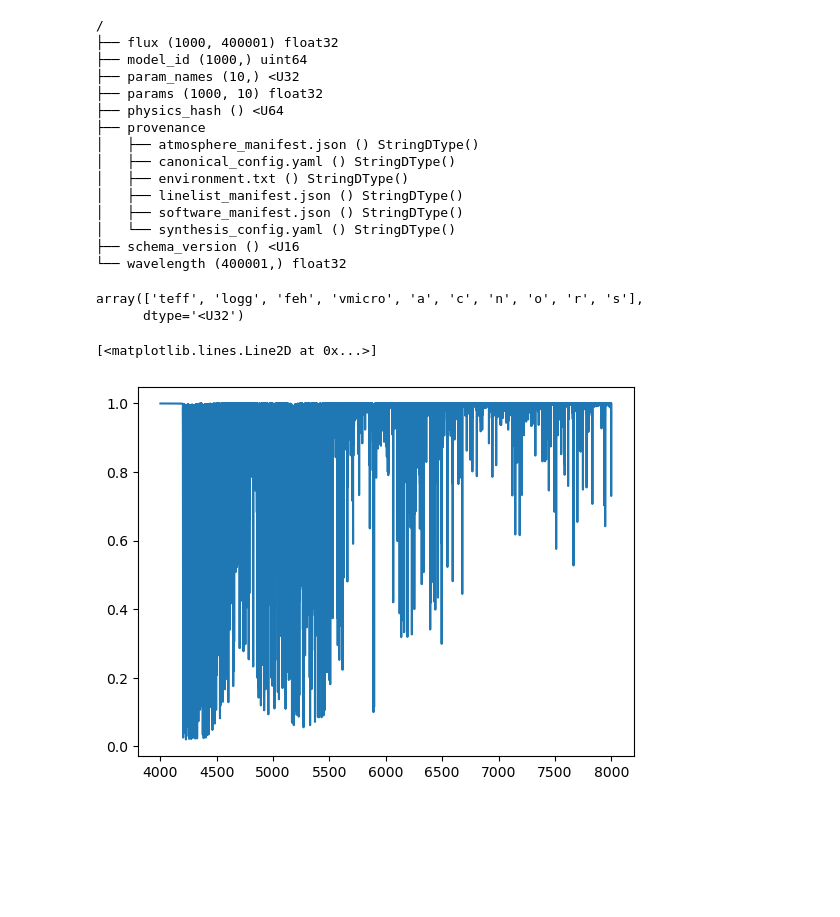
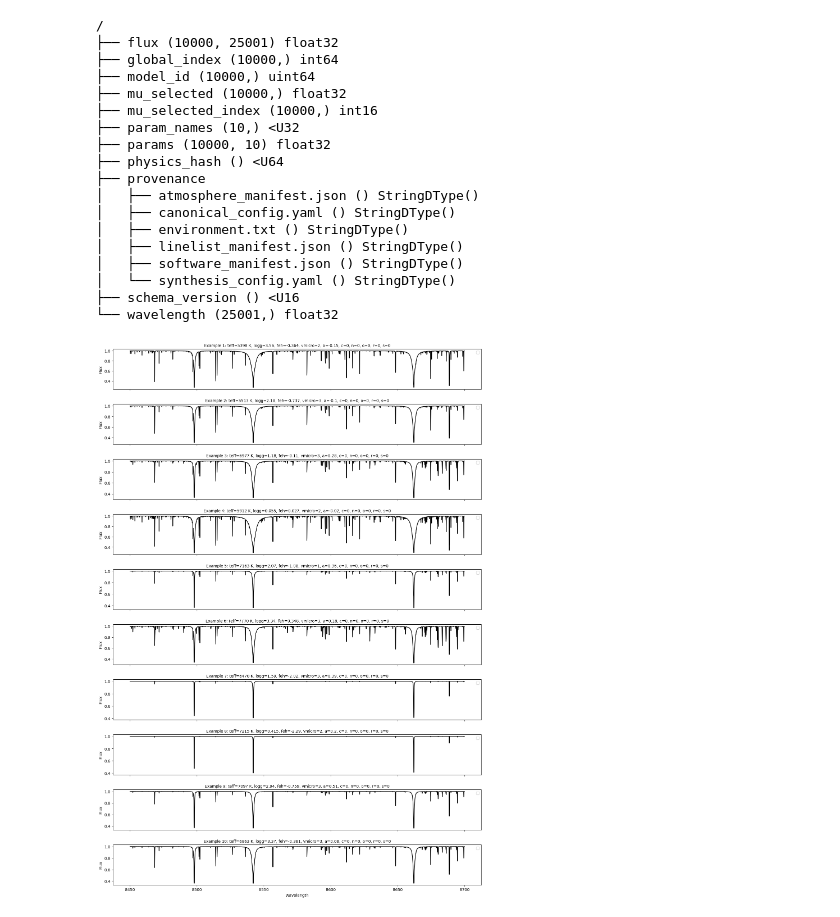
Before and after one commit to maja-jablonska/Turbospectrum_NLTE, a Jupyter notebook: big_grid.ipynb, the cells around one changed output. Saved outputs shown, nothing was run; the diff lists cells and outputs as text; code cells hidden in the pictures; blank space fills up the shorter version.

```diff
--- a/big_grid.ipynb
+++ b/big_grid.ipynb
@@ -2,15 +2,18 @@
 import zarr
 import matplotlib.pyplot as plt
 # %%
-spec = zarr.open_group('/home/100/mj8805/scr_mk27/Turbospectrum_NLTE/outputs/zarr/synthesized_spectra.zarr')
+spec = zarr.open_group('/home/100/mj8805/scr_mk27/Turbospectrum_NLTE/outputs/zarr/ca_triplet_intensity.zarr')
 # %%
 spec.tree()
 # %% [output]
 /
-├── flux (1000, 400001) float32
-├── model_id (1000,) uint64
+├── flux (10000, 25001) float32
+├── global_index (10000,) int64
+├── model_id (10000,) uint64
+├── mu_selected (10000,) float32
+├── mu_selected_index (10000,) int16
 ├── param_names (10,) <U32
-├── params (1000, 10) float32
+├── params (10000, 10) float32
 ├── physics_hash () <U64
 ├── provenance
 │   ├── atmosphere_manifest.json () StringDType()
@@ -20,14 +23,29 @@ spec.tree()
 │   ├── software_manifest.json () StringDType()
 │   └── synthesis_config.yaml () StringDType()
 ├── schema_version () <U16
-└── wavelength (400001,) float32
+└── wavelength (25001,) float32
-# %%
-spec['param_names'][:]
-# %% [output]
-array(['teff', 'logg', 'feh', 'vmicro', 'a', 'c', 'n', 'o', 'r', 's'],
-      dtype='<U32')
 # %%
-plt.plot(spec['wavelength'][()], spec['flux'][0])
+fig, axes = plt.subplots(10, 1, figsize=(14, 20), sharex=True)
+wavelengths = spec['wavelength'][()]
+params = spec['params'][:10]  # Shape (10, n_params)
+param_names = spec['param_names'][()]   # Shape (n_params,); np.str_ type
+
+for i in range(10):
+    ax = axes[i]
+    ax.plot(wavelengths, spec['flux'][i], color='black')
+    param_strs = []
+    for name, val in zip(param_names, params[i]):
+        if name.lower() == "teff":
+            param_strs.append(f"{name}={int(round(val))} K")
+        else:
+            param_strs.append(f"{name}={val:.3g}")
+    ax.set_ylabel('Flux')
+    ax.set_title(f'Example {i+1}: ' + ', '.join(param_strs), fontsize=10)
+    ax.legend()
+
+axes[-1].set_xlabel('Wavelength')
+
+plt.tight_layout(h_pad=2)
+plt.show()
 # %% [output]
-[<matplotlib.lines.Line2D at 0x...>]
-[figure, old version]
+[figure, new version]
```
Also changed, not shown: 5 other files.
